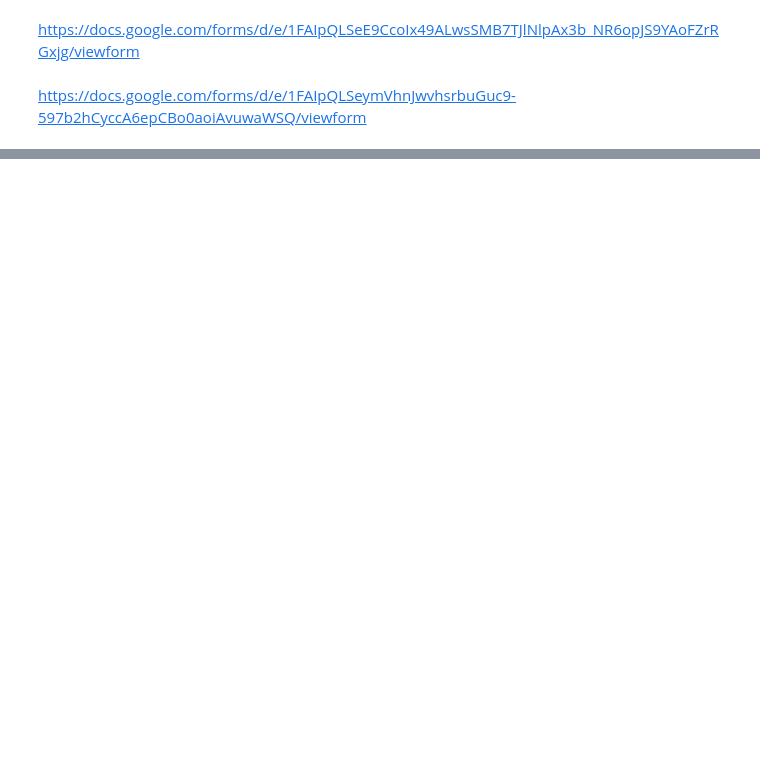
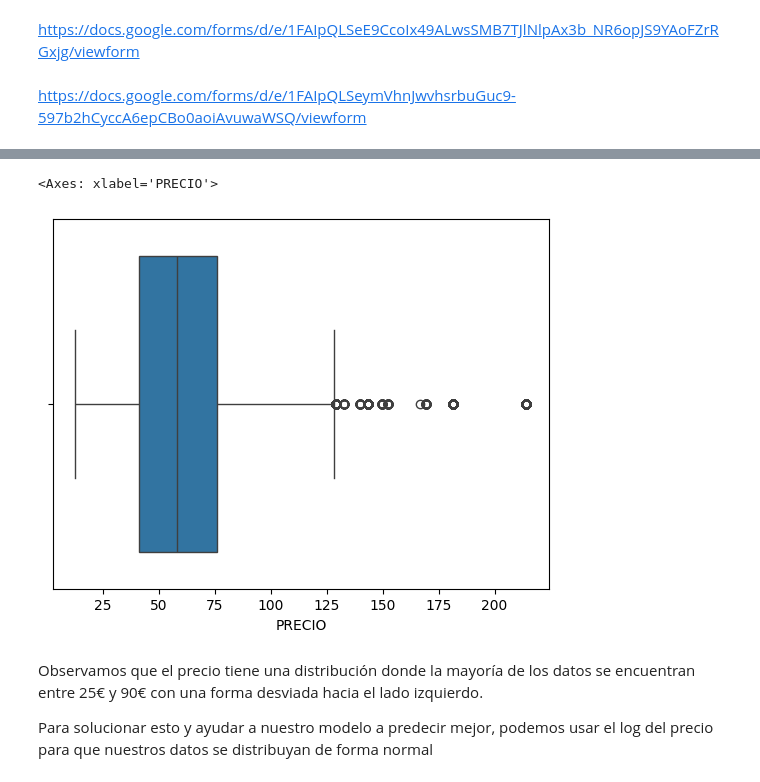
Before and after one commit to csipop/TAREAS_MASTER, a Jupyter notebook: Tarea_1_Limpieza_de_datos.ipynb, the cells around one changed output, grey strips where cells are left out. Saved outputs shown, nothing was run; the diff lists cells and outputs as text; code cells hidden in the pictures; blank space fills up the shorter version.

```diff
--- a/Tarea_1_Limpieza_de_datos.ipynb
+++ b/Tarea_1_Limpieza_de_datos.ipynb
@@ -751,0 +814,9 @@ https://docs.google.com/forms/d/e/1FAIpQLSeymVhnJwvhsrbuGuc9-597b2hCyccA6epCBo0a
+# %%
+sns.boxplot(x=Renfe8["PRECIO"])
+# %% [output]
+<Axes: xlabel='PRECIO'>
+[figure, added]
+# %% [markdown]
+Observamos que el precio tiene una distribución donde la mayoría de los datos se encuentran entre 25€ y 90€ con una forma desviada hacia el lado izquierdo.
+
+Para solucionar esto y ayudar a nuestro modelo a predecir mejor, podemos usar el log del precio para que nuestros datos se distribuyan de forma normal
```
Also changed, not shown: parts of 62 cells of this notebook.
